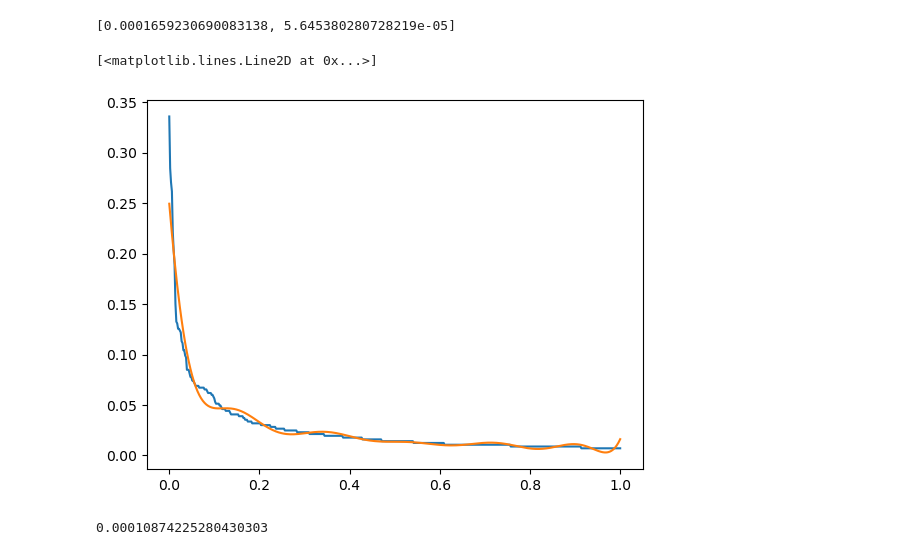
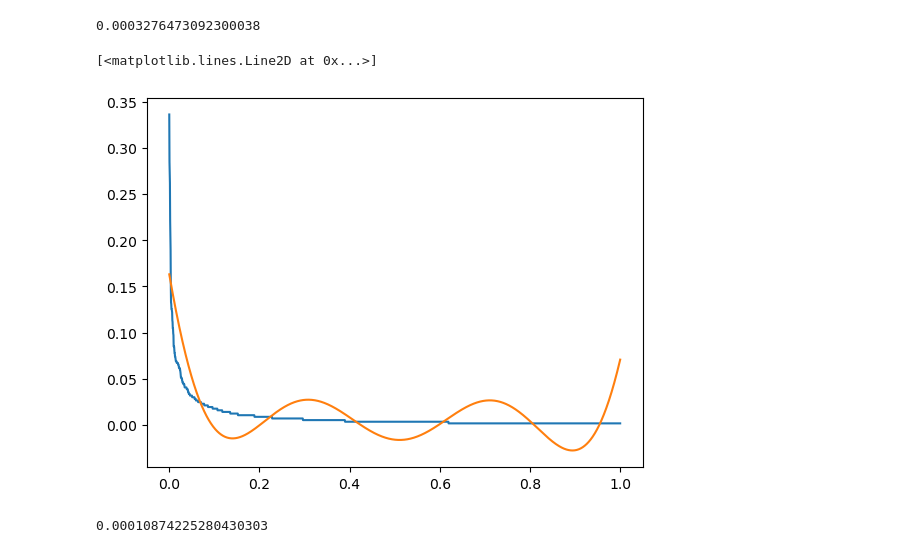
Before and after one commit to pablovegan/TFM_QML, a Jupyter notebook: pruebas.ipynb, the cells around one changed output. Drawn from its saved outputs; the diff is of its cells as text; code cells hidden in the pictures.

```diff
--- a/pruebas.ipynb
+++ b/pruebas.ipynb
@@ -29,30 +36,0 @@ plt.plot(x, fn_approx)
-# %%
-import pandas as pd
-
-df = pd.read_csv('OneHot_Encoding.csv')
-onehot_vector = df['Word_Count'].to_numpy(dtype=float)[:2**11]  # usaremos 11 qubits i.e 2048 palabras
-onehot_vector = onehot_vector / np.sqrt(np.sum(onehot_vector**2))
-# onehot_vector = onehot_vector / onehot_vector[0]
-onehot_vector = onehot_vector[:2**9]
-
-x = np.linspace(0, 1, onehot_vector.size)
-fn = onehot_vector
-layers = 8
-
-errors = []
-param_list = []
-for i in range(300,302):
-    np.random.seed(i)
-    params = 0.7 * np.random.randn(3 * layers)
-
-    model = RxRyModel(x=x, encoding="amp")
-    cost = Cost(fn, model, metric="mse")
-    opt = BlackBoxOptimizer(method="L-BFGS-B", method_kwargs={"ftol": 1e-10, "gtol": 1e-10})
-    params = opt(cost, cost.grad, params)
-    fn_approx = model(params)
-    param_list.append(params)
-    errors.append(cost(params))
-
-print(errors)
-# %% [output]
-[0.0001659230690083138, 5.645380280728219e-05]
@@ -59,10 +39,14 @@ print(errors)
+# %%
+cost(param_list[1])
+# %% [output]
+0.0003276473092300038
 # %%
-fn_approx = model(param_list[1])
+fn_approx = model(param_list[0])
 plt.plot(x, fn)
 plt.plot(x, fn_approx)
 # %% [output]
 [<matplotlib.lines.Line2D at 0x...>]
-[figure, old version]
+[figure, new version]
 # %%
 min(errors)
 # %% [output]
```
Also changed, not shown: parts of 4 cells of this notebook, 2 other files.
